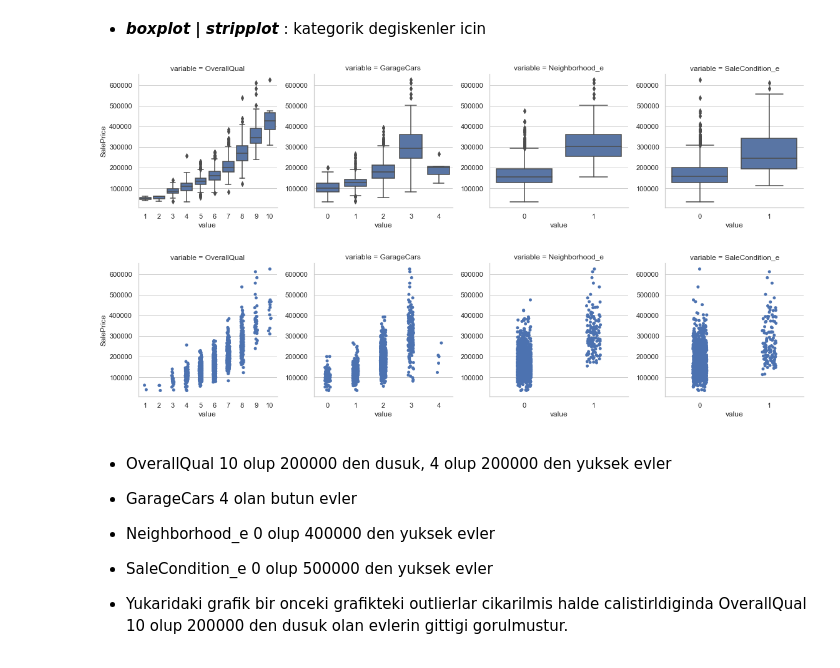
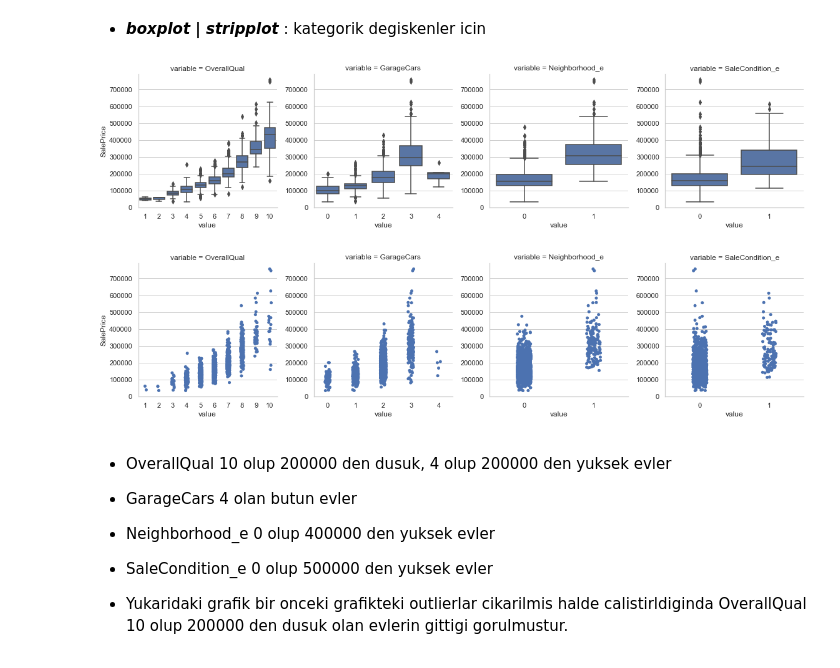
Before and after one commit to ahmetpergamum/datascience, a Jupyter notebook: 06_linear_regression/02_simple_linear_regression.ipynb, the cells around one changed output. Saved outputs shown, nothing was run; the diff lists cells and outputs as text; code cells hidden in the pictures.

```diff
--- a/06_linear_regression/02_simple_linear_regression.ipynb
+++ b/06_linear_regression/02_simple_linear_regression.ipynb
@@ -467,15 +468,15 @@ g = g.add_legend()
 # %%
 cat_vars = ['OverallQual','GarageCars', 'Neighborhood_e', 'SaleCondition_e']
 
 # cat_vars icin boxplot ve stripplot incelenecek
-f = pd.melt(house_prices_out, id_vars=['SalePrice'], value_vars=cat_vars)
+f = pd.melt(house_prices, id_vars=['SalePrice'], value_vars=cat_vars)
 b = sns.FacetGrid(f, col="variable",  col_wrap=4, sharex=False, sharey=False, size=4)
 g = sns.FacetGrid(f, col="variable",  col_wrap=4, sharex=False, sharey=False, size=4)
 b = b.map(sns.boxplot, "value", "SalePrice")
 g = g.map(sns.stripplot, "value", "SalePrice")
 # %% [output]
-[figure, old version]
+[figure, new version]
-[figure, old version]
+[figure, new version]
 # %% [markdown]
 - OverallQual 10 olup 200000 den dusuk, 4 olup 200000 den yuksek evler
 - GarageCars 4 olan butun evler
```
Also changed, not shown: parts of 16 cells of this notebook, 6 other files.
